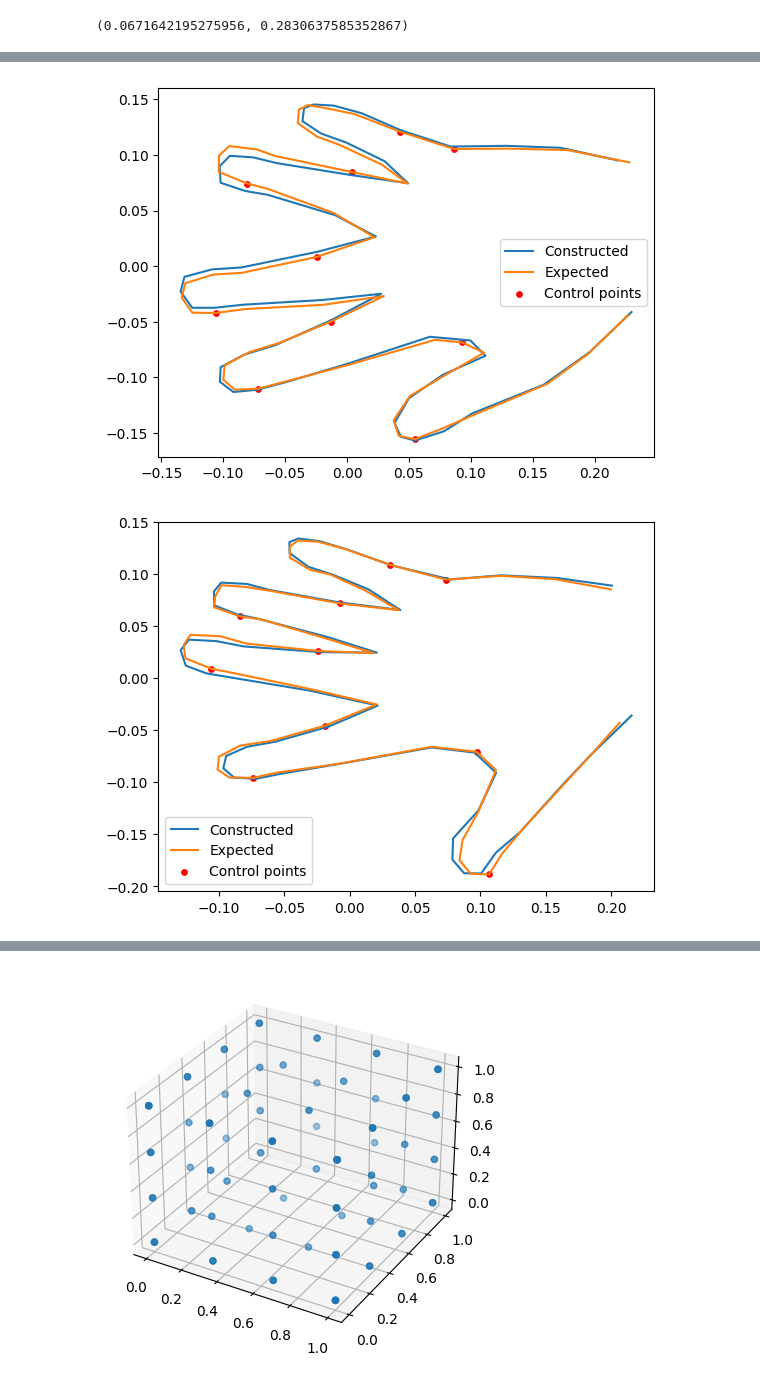
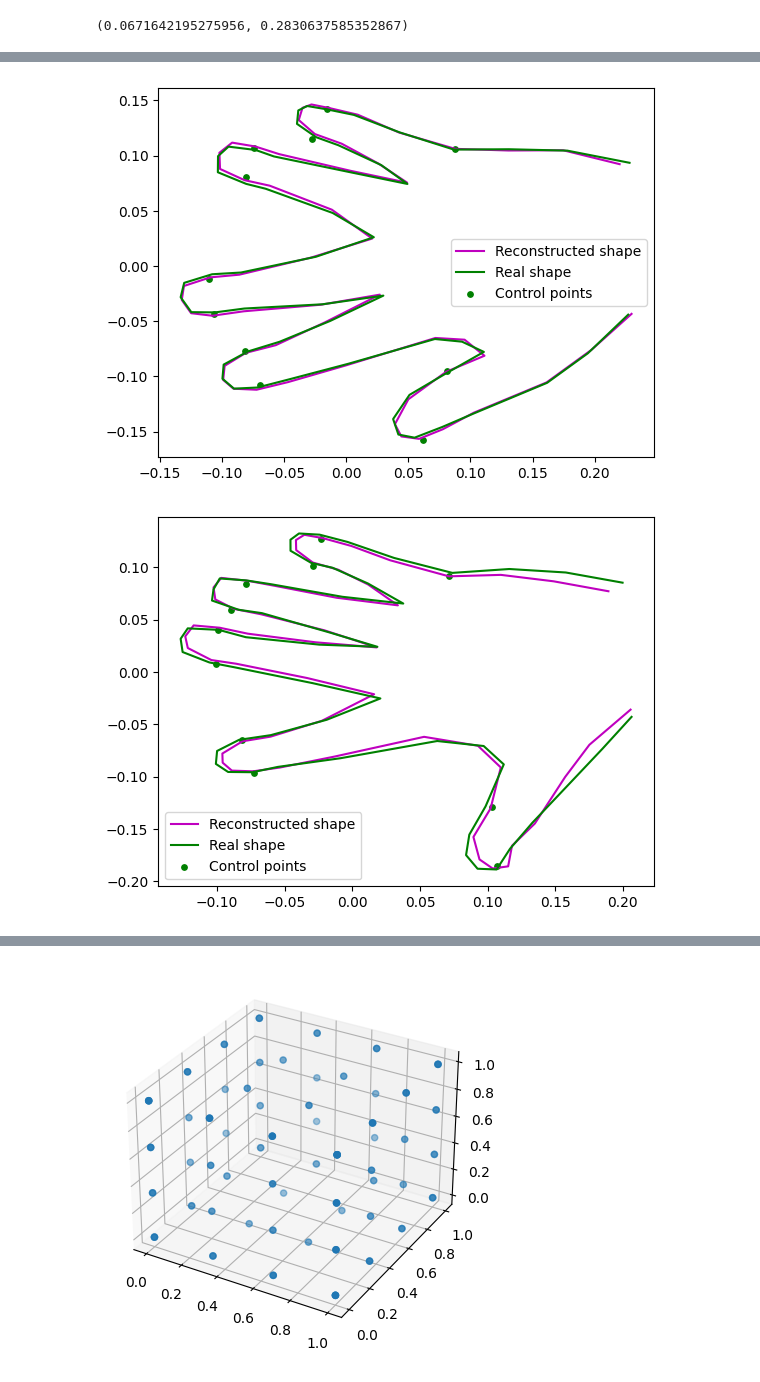
Before and after one commit to Salahidine2002/Statistical_shape_modeling, a Jupyter notebook: Statistical Analysis/Hands_reconstruction/Hand.ipynb, the cells around one changed output, grey strips where cells are left out. Cells and saved outputs as stored; diff of their text form; code cells hidden in the pictures.

```diff
--- a/Statistical Analysis/Hands_reconstruction/Hand.ipynb
+++ b/Statistical Analysis/Hands_reconstruction/Hand.ipynb
@@ -560,7 +542,7 @@ X = (Xa - mean_normalized_hand).T
 
 E = []
 for i in range(10) :
-    C_opt = vh_new.T @ np.diag(s_new/(s_new**2+0.001)) @ u_new.T @ X[F, i]
+    C_opt = vh_new.T @ np.diag(s_new/(s_new**2+0.1)) @ u_new.T @ X[F, i]
     Model = u @ np.diag(s) @ C_opt + mean_normalized_hand
 
     for j in range(len(Control_pts)) :
@@ -572,10 +554,11 @@ for i in range(10) :
     E.append((np.linalg.norm(Model-Xa[i])/np.linalg.norm(mean_normalized_hand-Xa[i]))**2)
 
     H = unmake_1d(Model)
-    plt.plot(H[:, 0], H[:, 1], label='Constructed')
+    plt.plot(H[:, 0], H[:, 1], label='Reconstructed shape', c='m')
     H = unmake_1d(X_w[i])
-    plt.plot(H[:, 0], H[:, 1], label='Expected')
-    plt.scatter(H[Control_pts, 0], H[Control_pts, 1], label='Control points', c='r', s=15)
+    plt.plot(H[:, 0], H[:, 1], label='Real shape', c='g')
+    H = unmake_1d(Xa[i])
+    plt.scatter(H[Control_pts, 0], H[Control_pts, 1], label='Control points', c='g', s=15)
     plt.legend()
     plt.show()
     #break
@@ -594,2 +577,2 @@ plt.show()
-[figure, old version]
+[figure, new version]
-[figure, old version]
+[figure, new version]
```
Also changed, not shown: parts of 5 cells of this notebook, 5 other files.
